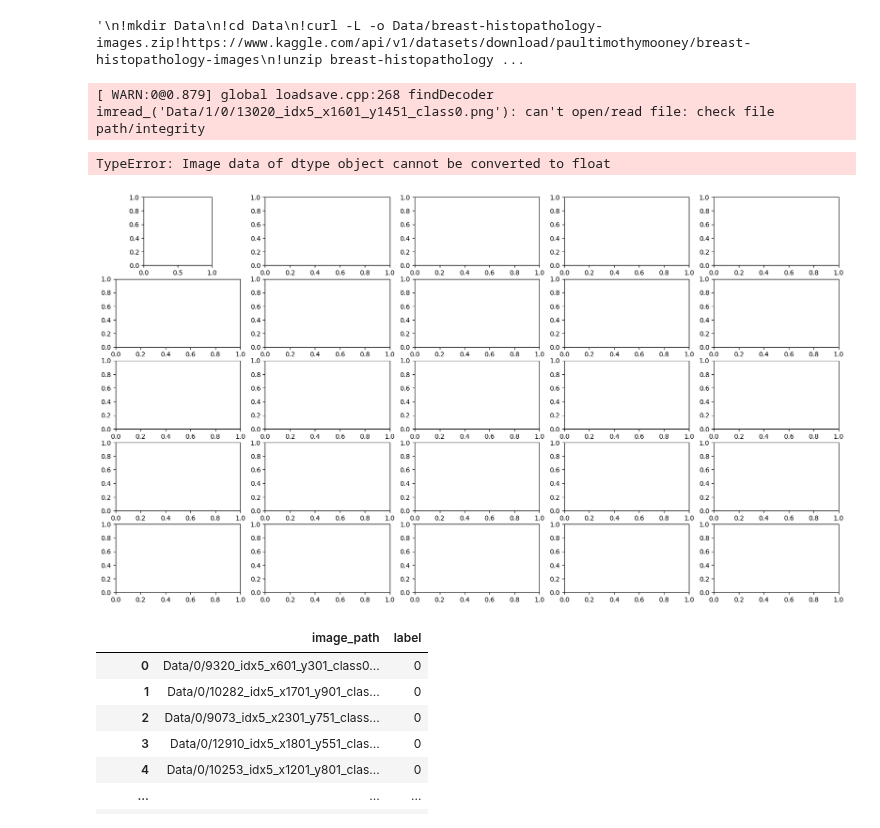
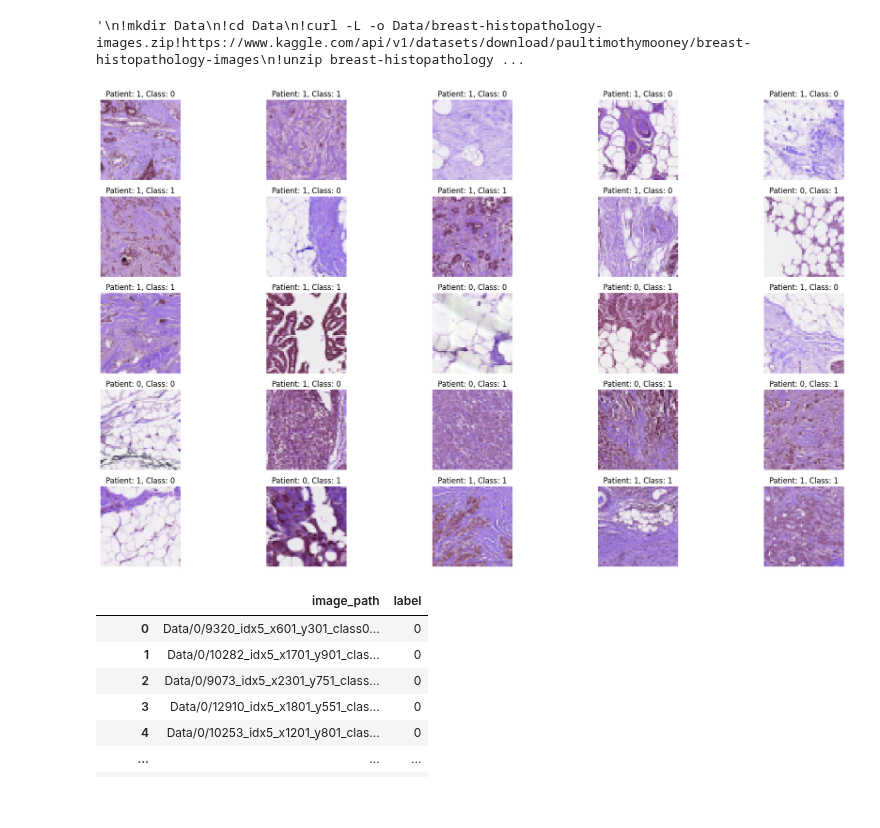
Before and after one commit to Henrique1201/Classification-of-Cancer-Cells-in-Images, a Jupyter notebook: CNN.ipynb, the cells around one changed output. Drawn from its saved outputs; the diff is of its cells as text; code cells hidden in the pictures; blank space fills up the shorter version.

```diff
--- a/CNN.ipynb
+++ b/CNN.ipynb
@@ -63,27 +63,25 @@ This naming convention allows tracking the patch's origin within the original sl
 # %%
 import random
 
 PATIENT_ID = os.listdir(DATA_PATH)
 num_images = 25
 fig, axes = plt.subplots(5, 5, figsize=(20, 11))
 axes = axes.flatten()
 
 for ax in axes:
     patient_id = random.choice(PATIENT_ID)
     class_label = random.choice(["0", "1"])
     image_file = random.choice(os.listdir(DATA_PATH + "/" + class_label))
-    image_path = os.path.join(DATA_PATH, patient_id, class_label, image_file)
+    image_path = os.path.join(DATA_PATH, class_label, image_file)
     image = cv2.imread(image_path)
     ax.imshow(image, cmap="BrBG")
     ax.set_title(f"Patient: {patient_id}, Class: {class_label}")
     ax.axis('off')
 
 plt.tight_layout()
 plt.show()
 # %% [output]
-[ WARN:0@0.879] global loadsave.cpp:268 findDecoder imread_('Data/1/0/13020_idx5_x1601_y1451_class0.png'): can't open/read file: check file path/integrity
-TypeError: Image data of dtype object cannot be converted to float
-[figure, old version]
+[figure, new version]
 # %%
 df = create_dataframe("Data")
 df
```
Also changed, not shown: parts of 4 cells of this notebook.
